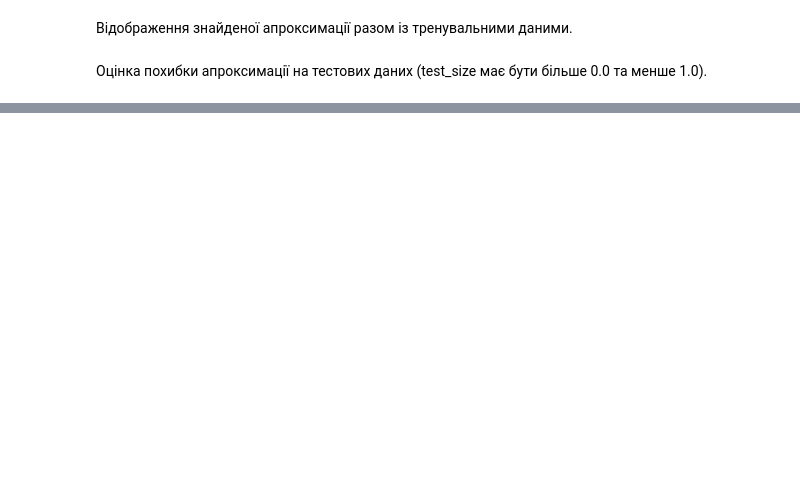
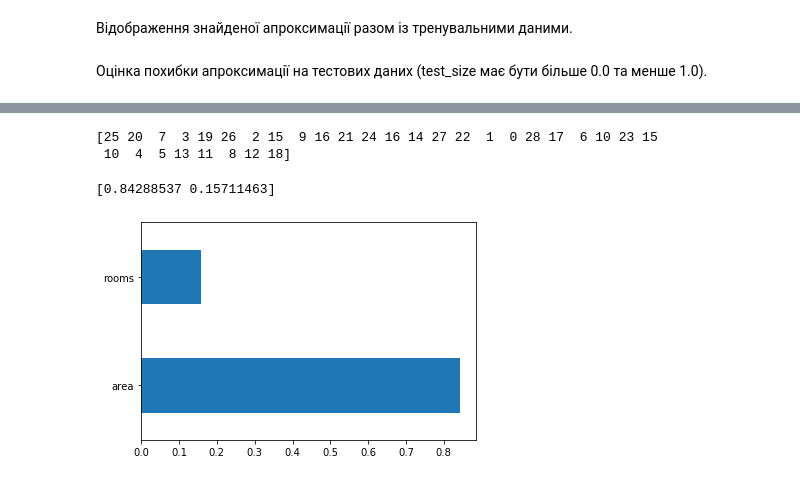
Before and after one commit to vseredovych/ML, a Jupyter notebook: Practice/LinearRegression/Linear Regression Multiple Features - Task.ipynb, the cells around one changed output, grey strips where cells are left out. Saved outputs shown, nothing was run; the diff lists cells and outputs as text; code cells hidden in the pictures; blank space fills up the shorter version.

```diff
--- a/Practice/LinearRegression/Linear Regression Multiple Features - Task.ipynb
+++ b/Practice/LinearRegression/Linear Regression Multiple Features - Task.ipynb
@@ -222,7 +206,7 @@ def plot_J(J_history):
 def plot_feature_importance(X, y):
     # encoding
     model = ExtraTreesClassifier()
-    lab_enc = preprocessing.LabelEncoder()
+    lab_enc = LabelEncoder()
     encoded = lab_enc.fit_transform(y)
     print(encoded)
     model.fit(X,encoded)
@@ -414,0 +427,7 @@ print(cost_function(X_test_proc, y_test, new_theta))
+# %%
+plot_feature_importance(X_train, y_train)
+# %% [output]
+[25 20  7  3 19 26  2 15  9 16 21 24 16 14 27 22  1  0 28 17  6 10 23 15
+ 10  4  5 13 11  8 12 18]
+[0.84288537 0.15711463]
+[figure, added]
```
Also changed, not shown: parts of 14 cells of this notebook, 2 other files.
